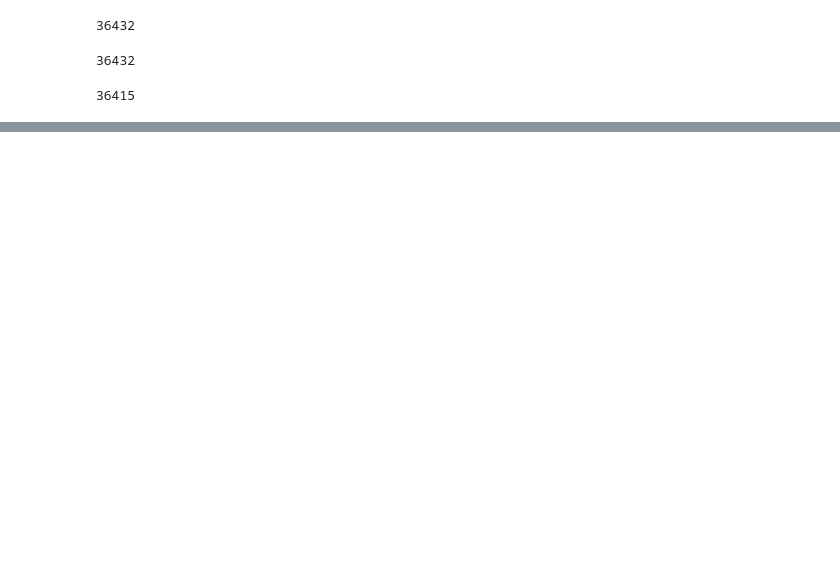
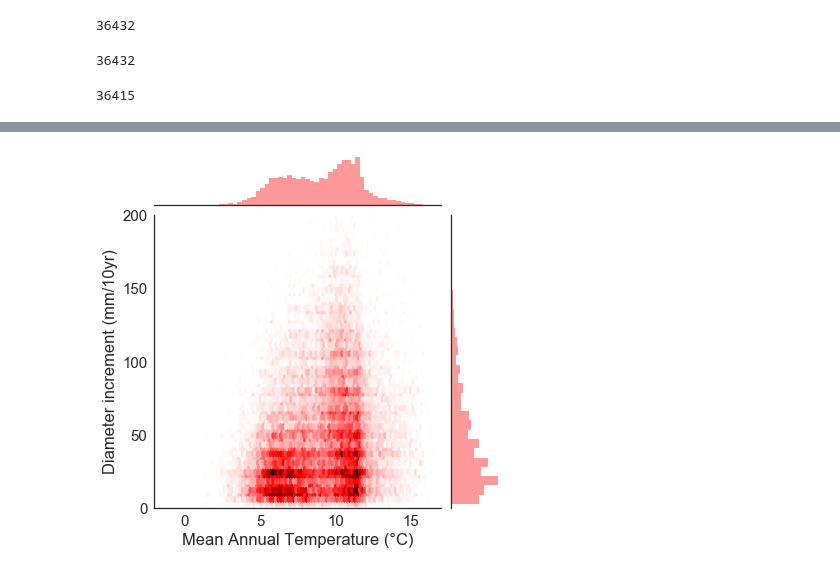
Before and after one commit to d-diaz/FVS_Equations, a Jupyter notebook: Data Exploration and Cleaning.ipynb, the cells around one changed output, grey strips where cells are left out. Cells and saved outputs as stored; diff of their text form; code cells hidden in the pictures; blank space fills up the shorter version.

```diff
--- a/Data Exploration and Cleaning.ipynb
+++ b/Data Exploration and Cleaning.ipynb
@@ -108,13 +73,0 @@ memory usage: 6.9+ MB
-# %%
-sns.set(font_scale=1.5)
-with sns.axes_style("white"):
-    g = sns.jointplot(x=data.DD_18, y=data.diamincr_mm, kind="hex", stat_func=None, color="b")
-    #g.ax_joint.set_xlim(0, 1)
-    g.ax_joint.set_ylim(0,200)
-    g.ax_joint.set_yticks([0,50,100,150,200])
-    g.ax_joint.set_ylabel('Diameter increment (mm/10yr)')
-
-    #g.ax_joint.set_xlabel('Mean Annual Precipitation (mm)')
-    #g.ax_joint.set_xticks([0,5,10,15])
-
-    #g.savefig('MAP.png');
@@ -200,0 +150,4 @@ df.head()
+# %%
+df['aspect'] = df.aspect * np.pi/180 # convert to radians
+df['slope'] = df.slope/100. # convert to percent
+df.head()
@@ -201,2 +162,15 @@ df.head()
 # %%
 df.to_csv('DF_for_fitting.csv', header=True, index=False)
+# %%
+sns.set(font_scale=1.5)
+with sns.axes_style("white"):
+    g = sns.jointplot(x=df.MAT, y=df.diamincr_mm, kind="hex", stat_func=None, color="r")
+    g.ax_joint.set_xlim(-2, 17)
+    g.ax_joint.set_ylim(0,200)
+    g.ax_joint.set_yticks([0,50,100,150,200])
+    g.ax_joint.set_ylabel('Diameter increment (mm/10yr)')
+    g.ax_joint.set_xlabel(u'Mean Annual Temperature (\u00B0C)')
+    g.ax_joint.set_xticks([0,5,10,15])
+    g.savefig('MAT2.png');
+# %% [output]
+[figure, added]
```
Also changed, not shown: parts of 16 cells of this notebook, 2 other files.
